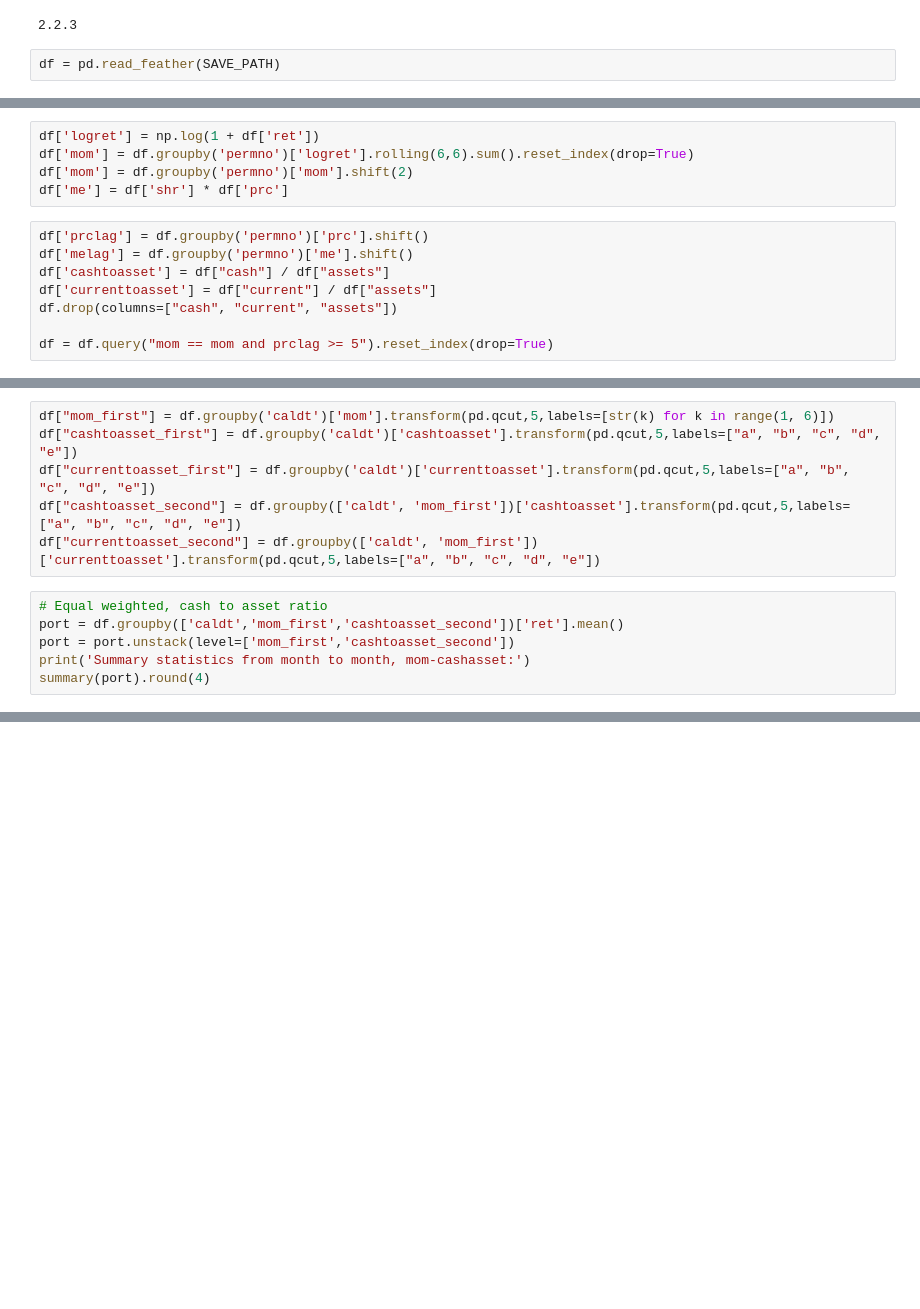
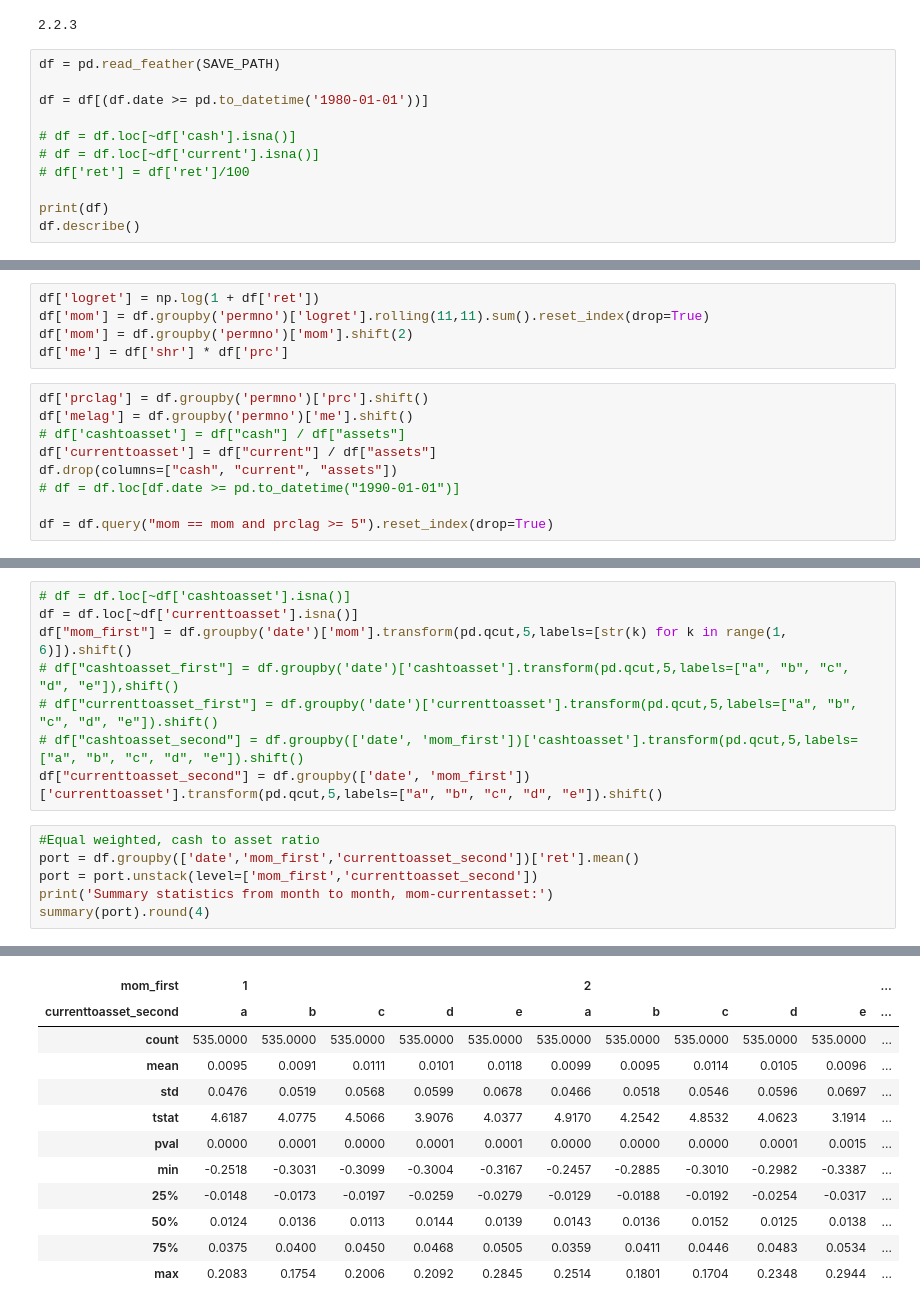
Before and after one commit to acrid2075/BotQ2025, a Jupyter notebook: momentum_improved.ipynb, the cells around one changed output, grey strips where cells are left out. Cells and saved outputs as stored; diff of their text form; blank space fills up the shorter version.

```diff
--- a/momentum_improved.ipynb
+++ b/momentum_improved.ipynb
@@ -15,3 +15,12 @@ SAVE_PATH = os.getenv("SAVE_PATH")
 2.2.3
 # %%
 df = pd.read_feather(SAVE_PATH)
+
+df = df[(df.date >= pd.to_datetime('1980-01-01'))]
+
+# df = df.loc[~df['cash'].isna()]
+# df = df.loc[~df['current'].isna()]
+# df['ret'] = df['ret']/100
+
+print(df)
+df.describe()
@@ -18,13 +54,14 @@ df = pd.read_feather(SAVE_PATH)
 # %%
 df['logret'] = np.log(1 + df['ret'])
-df['mom'] = df.groupby('permno')['logret'].rolling(6,6).sum().reset_index(drop=True)
+df['mom'] = df.groupby('permno')['logret'].rolling(11,11).sum().reset_index(drop=True)
 df['mom'] = df.groupby('permno')['mom'].shift(2)
 df['me'] = df['shr'] * df['prc']
 # %%
 df['prclag'] = df.groupby('permno')['prc'].shift()
 df['melag'] = df.groupby('permno')['me'].shift()
-df['cashtoasset'] = df["cash"] / df["assets"]
+# df['cashtoasset'] = df["cash"] / df["assets"]
 df['currenttoasset'] = df["current"] / df["assets"]
 df.drop(columns=["cash", "current", "assets"])
+# df = df.loc[df.date >= pd.to_datetime("1990-01-01")]
 
 df = df.query("mom == mom and prclag >= 5").reset_index(drop=True)
@@ -33,13 +83,15 @@ KeyboardInterrupt:
 # %%
-df["mom_first"] = df.groupby('caldt')['mom'].transform(pd.qcut,5,labels=[str(k) for k in range(1, 6)])
-df["cashtoasset_first"] = df.groupby('caldt')['cashtoasset'].transform(pd.qcut,5,labels=["a", "b", "c", "d", "e"])
-df["currenttoasset_first"] = df.groupby('caldt')['currenttoasset'].transform(pd.qcut,5,labels=["a", "b", "c", "d", "e"])
-df["cashtoasset_second"] = df.groupby(['caldt', 'mom_first'])['cashtoasset'].transform(pd.qcut,5,labels=["a", "b", "c", "d", "e"])
-df["currenttoasset_second"] = df.groupby(['caldt', 'mom_first'])['currenttoasset'].transform(pd.qcut,5,labels=["a", "b", "c", "d", "e"])
+# df = df.loc[~df['cashtoasset'].isna()]
+df = df.loc[~df['currenttoasset'].isna()]
+df["mom_first"] = df.groupby('date')['mom'].transform(pd.qcut,5,labels=[str(k) for k in range(1, 6)]).shift()
+# df["cashtoasset_first"] = df.groupby('date')['cashtoasset'].transform(pd.qcut,5,labels=["a", "b", "c", "d", "e"]),shift()
+# df["currenttoasset_first"] = df.groupby('date')['currenttoasset'].transform(pd.qcut,5,labels=["a", "b", "c", "d", "e"]).shift()
+# df["cashtoasset_second"] = df.groupby(['date', 'mom_first'])['cashtoasset'].transform(pd.qcut,5,labels=["a", "b", "c", "d", "e"]).shift()
+df["currenttoasset_second"] = df.groupby(['date', 'mom_first'])['currenttoasset'].transform(pd.qcut,5,labels=["a", "b", "c", "d", "e"]).shift()
 # %%
-# Equal weighted, cash to asset ratio
-port = df.groupby(['caldt','mom_first','cashtoasset_second'])['ret'].mean()
-port = port.unstack(level=['mom_first','cashtoasset_second'])
-print('Summary statistics from month to month, mom-cashasset:')
+#Equal weighted, cash to asset ratio
+port = df.groupby(['date','mom_first','currenttoasset_second'])['ret'].mean()
+port = port.unstack(level=['mom_first','currenttoasset_second'])
+print('Summary statistics from month to month, mom-currentasset:')
 summary(port).round(4)
 # %% [output]
@@ -46,0 +99,12 @@ NameError: name 'df' is not defined
+| mom_first | 1 |  |  |  |  | 2 |  |  |  |  | ... |
+| currenttoasset_second | a | b | c | d | e | a | b | c | d | e | ... |
+| count | 535.0000 | 535.0000 | 535.0000 | 535.0000 | 535.0000 | 535.0000 | 535.0000 | 535.0000 | 535.0000 | 535.0000 | ... |
+| mean | 0.0095 | 0.0091 | 0.0111 | 0.0101 | 0.0118 | 0.0099 | 0.0095 | 0.0114 | 0.0105 | 0.0096 | ... |
+| std | 0.0476 | 0.0519 | 0.0568 | 0.0599 | 0.0678 | 0.0466 | 0.0518 | 0.0546 | 0.0596 | 0.0697 | ... |
+| tstat | 4.6187 | 4.0775 | 4.5066 | 3.9076 | 4.0377 | 4.9170 | 4.2542 | 4.8532 | 4.0623 | 3.1914 | ... |
+| pval | 0.0000 | 0.0001 | 0.0000 | 0.0001 | 0.0001 | 0.0000 | 0.0000 | 0.0000 | 0.0001 | 0.0015 | ... |
+| min | -0.2518 | -0.3031 | -0.3099 | -0.3004 | -0.3167 | -0.2457 | -0.2885 | -0.3010 | -0.2982 | -0.3387 | ... |
+| 25% | -0.0148 | -0.0173 | -0.0197 | -0.0259 | -0.0279 | -0.0129 | -0.0188 | -0.0192 | -0.0254 | -0.0317 | ... |
+| 50% | 0.0124 | 0.0136 | 0.0113 | 0.0144 | 0.0139 | 0.0143 | 0.0136 | 0.0152 | 0.0125 | 0.0138 | ... |
+| 75% | 0.0375 | 0.0400 | 0.0450 | 0.0468 | 0.0505 | 0.0359 | 0.0411 | 0.0446 | 0.0483 | 0.0534 | ... |
+| max | 0.2083 | 0.1754 | 0.2006 | 0.2092 | 0.2845 | 0.2514 | 0.1801 | 0.1704 | 0.2348 | 0.2944 | ... |
```
Also changed, not shown: parts of 7 cells of this notebook, 1 other file.
